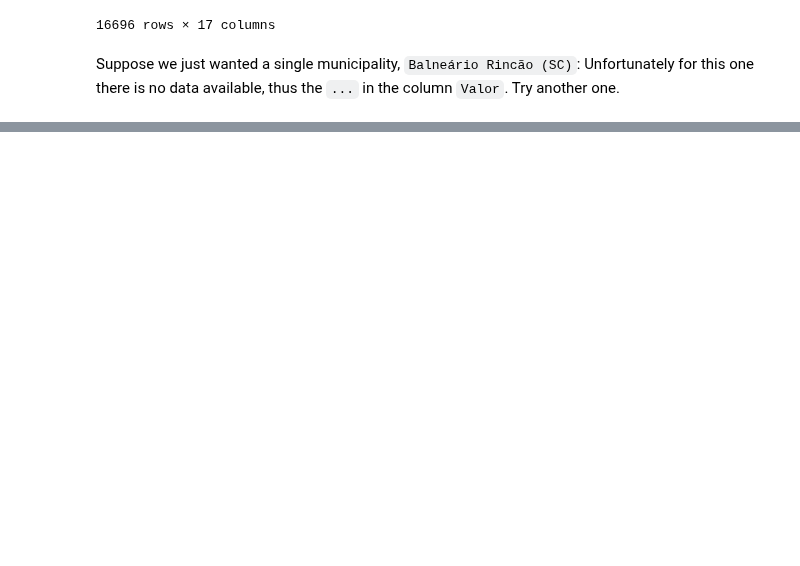
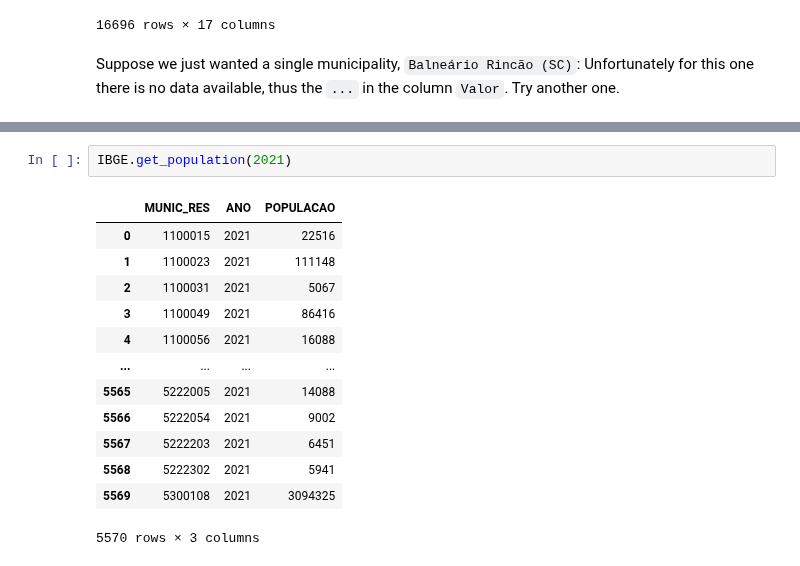
Before and after one commit to AlertaDengue/PySUS, a Jupyter notebook: docs/source/tutorials/IBGE_data.ipynb, the cells around one changed output, grey strips where cells are left out. Drawn from its saved outputs; the diff is of its cells as text; blank space fills up the shorter version.

```diff
--- a/docs/source/tutorials/IBGE_data.ipynb
+++ b/docs/source/tutorials/IBGE_data.ipynb
@@ -192,0 +277,16 @@ Requesting data from https://apisidra.ibge.gov.br/values/t/200/n6/4220000/p/last
+# %%
+IBGE.get_population(2021)
+# %% [output]
+|  | MUNIC_RES | ANO | POPULACAO |
+| 0 | 1100015 | 2021 | 22516 |
+| 1 | 1100023 | 2021 | 111148 |
+| 2 | 1100031 | 2021 | 5067 |
+| 3 | 1100049 | 2021 | 86416 |
+| 4 | 1100056 | 2021 | 16088 |
+| ... | ... | ... | ... |
+| 5565 | 5222005 | 2021 | 14088 |
+| 5566 | 5222054 | 2021 | 9002 |
+| 5567 | 5222203 | 2021 | 6451 |
+| 5568 | 5222302 | 2021 | 5941 |
+| 5569 | 5300108 | 2021 | 3094325 |
+5570 rows × 3 columns
```
Also changed, not shown: parts of 19 cells of this notebook, 3 other files.
